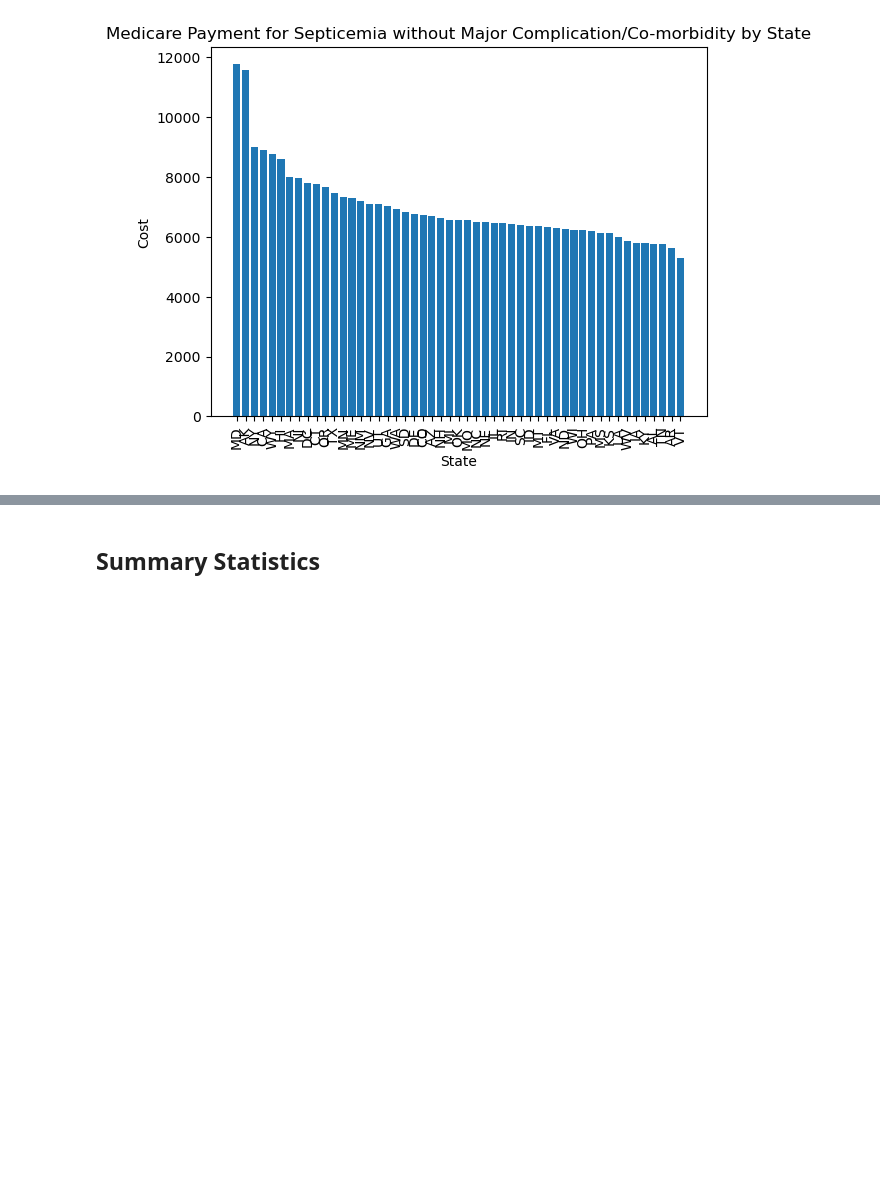
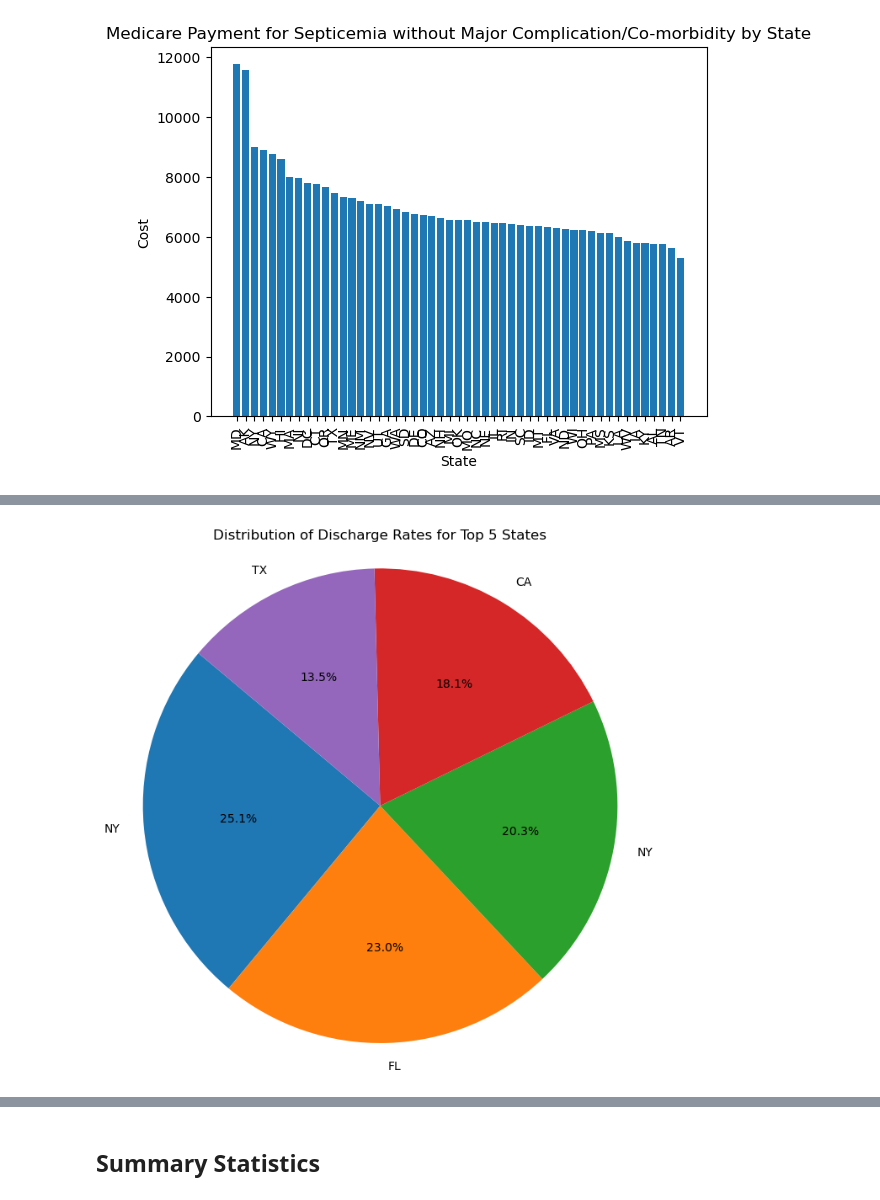
Before and after one commit to kgndirangu/project1, a Jupyter notebook: medicare.ipynb, the cells around one changed output, grey strips where cells are left out. Cells and saved outputs as stored; diff of their text form; code cells hidden in the pictures; blank space fills up the shorter version.

```diff
--- a/medicare.ipynb
+++ b/medicare.ipynb
@@ -251,0 +280,13 @@ Name: Tot_Dschrgs, dtype: int64
+# %%
+#Narrow down to 5 states with highest discharge rates (Ved to merge changes)
+#pie charts
+top_5_states_discharge = medicare_data.sort_values(by="Total_Discharges", ascending=False).head(5)
+
+#pie charts
+plt.figure(figsize=(8, 8))
+plt.pie(top_5_states_discharge["Total_Discharges"], labels=top_5_states_discharge["Provider_State_Abbreviation"], autopct='%1.1f%%', startangle=140)
+plt.title('Distribution of Discharge Rates for Top 5 States')
+plt.axis('equal')
+plt.show()
+# %% [output]
+[figure, added]
```
Also changed, not shown: parts of 25 cells of this notebook.
